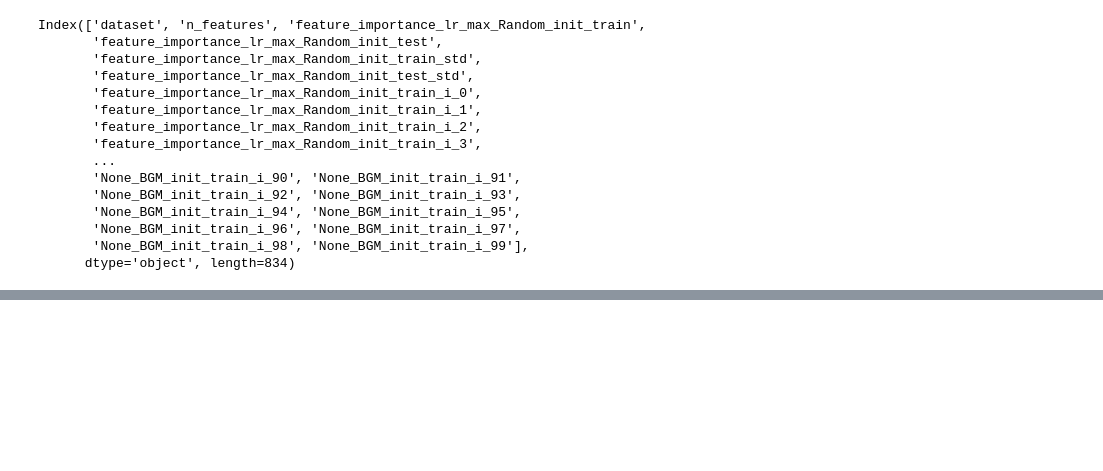
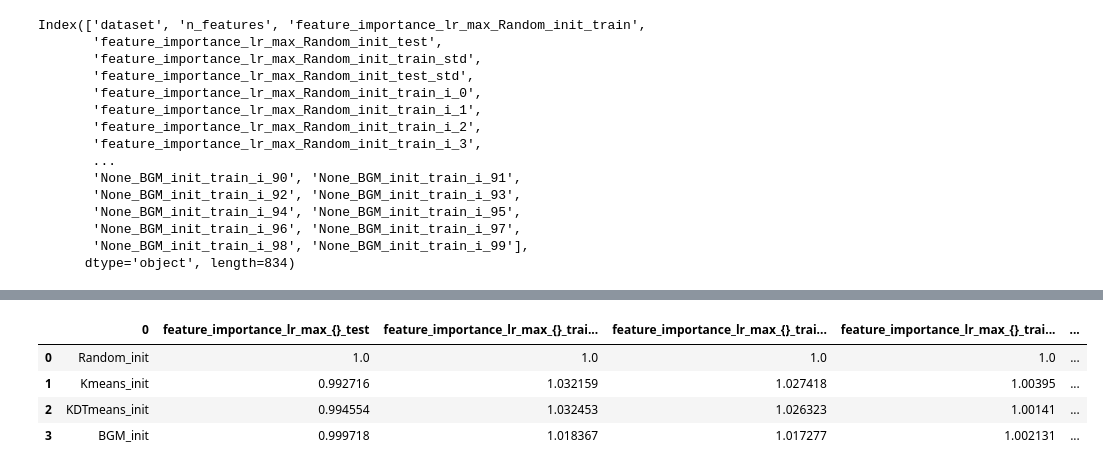
Before and after one commit to simsal0r/mixture-of-decision-trees, a Jupyter notebook: benchmarks/analysis_initialization.ipynb, the cells around one changed output, grey strips where cells are left out. Saved outputs shown, nothing was run; the diff lists cells and outputs as text; code cells hidden in the pictures; blank space fills up the shorter version.

```diff
--- a/benchmarks/analysis_initialization.ipynb
+++ b/benchmarks/analysis_initialization.ipynb
@@ -138,0 +169,25 @@ df[(df["dataset"] == dataset)][column].values[0][0]
+# %%
+metrics = ["feature_importance_lr_max_{}_test",
+           "feature_importance_lr_max_{}_train_i_0",
+           "feature_importance_lr_max_{}_train_i_9",
+           "feature_importance_lr_max_{}_train_i_99",
+           "None_{}_test",
+           "None_{}_train_i_0",
+           "None_{}_train_i_9",
+           "None_{}_train_i_99",
+          ]
+# %%
+df_sums = pd.DataFrame(init_methods)
+for m in metrics:
+    sumcolumns = []
+    for im in init_methods:
+        sumcolumns.append(m.format(im))
+    df_sums[m] = df[selector].sum()[sumcolumns].values / df[selector].sum()[sumcolumns].values[0]
+
+df_sums
+# %% [output]
+|  | 0 | feature_importance_lr_max_{}_test | feature_importance_lr_max_{}_trai... | feature_importance_lr_max_{}_trai... | feature_importance_lr_max_{}_trai... | ... |
+| 0 | Random_init | 1.0 | 1.0 | 1.0 | 1.0 | ... |
+| 1 | Kmeans_init | 0.992716 | 1.032159 | 1.027418 | 1.00395 | ... |
+| 2 | KDTmeans_init | 0.994554 | 1.032453 | 1.026323 | 1.00141 | ... |
+| 3 | BGM_init | 0.999718 | 1.018367 | 1.017277 | 1.002131 | ... |
```
Also changed, not shown: parts of 16 cells of this notebook, 12 other files.
